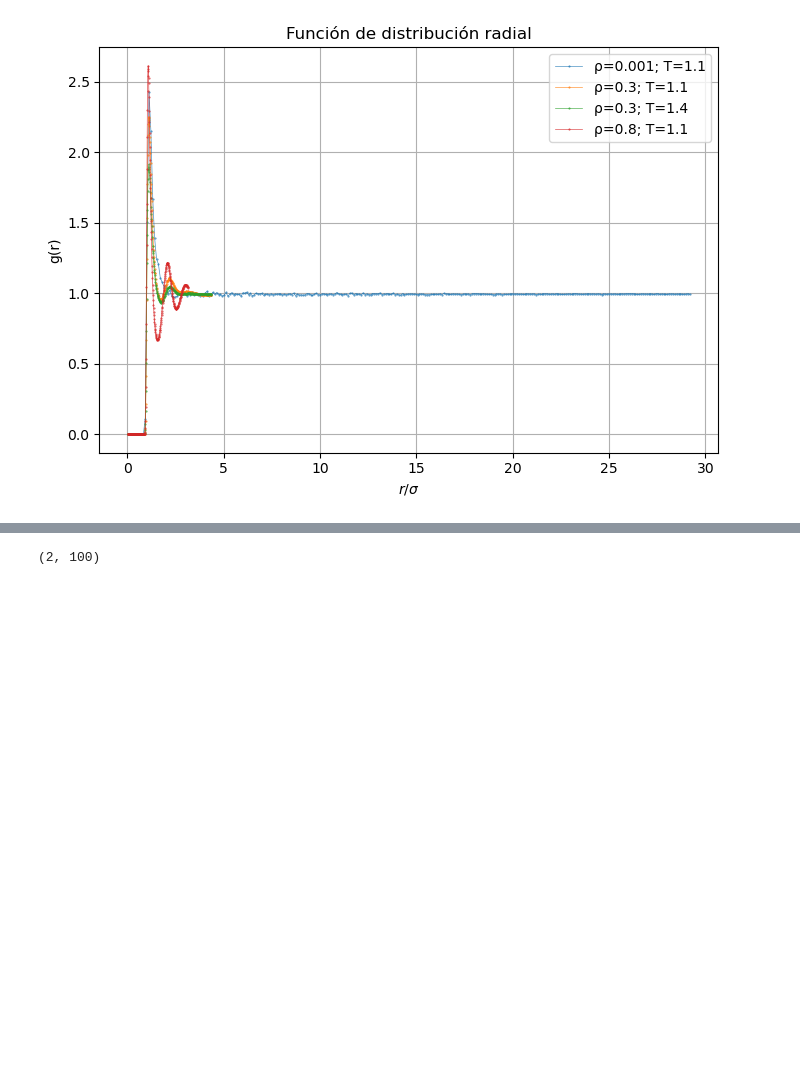
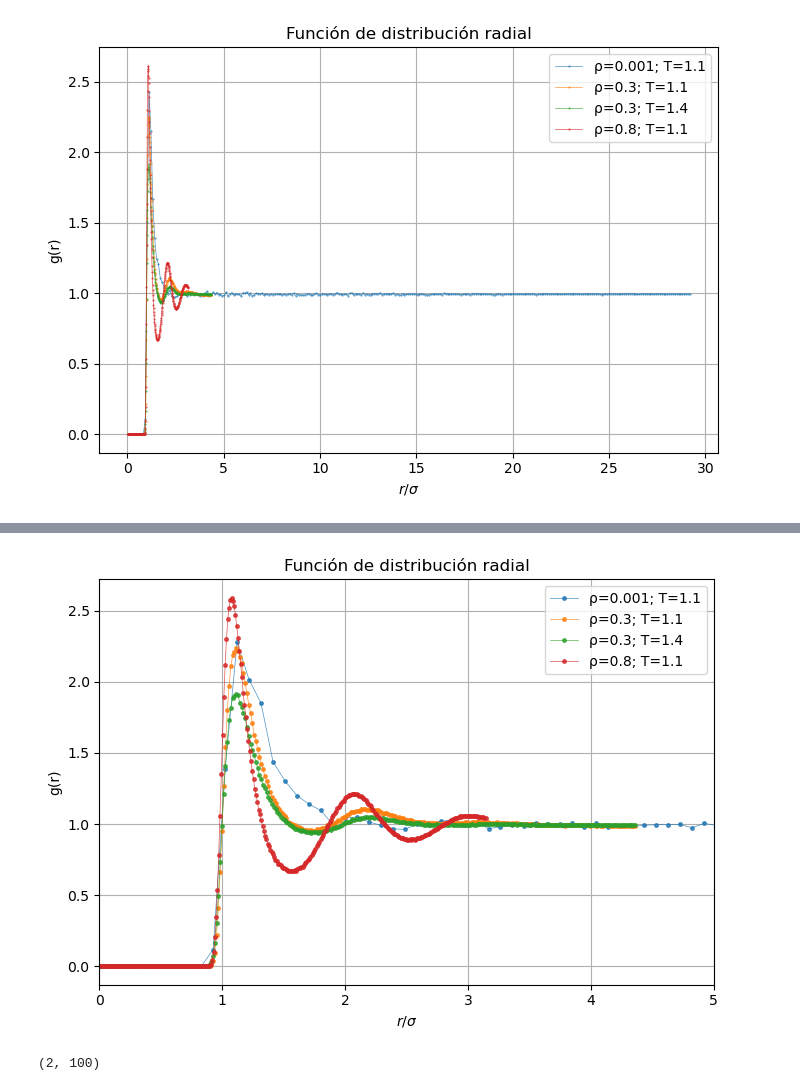
Before and after one commit to nowokaren/IntroSim2025, a Jupyter notebook: TP2-DM_simulaciones/plot.ipynb, the cells around one changed output, grey strips where cells are left out. Cells and saved outputs as stored; diff of their text form; code cells hidden in the pictures; blank space fills up the shorter version.

```diff
--- a/TP2-DM_simulaciones/plot.ipynb
+++ b/TP2-DM_simulaciones/plot.ipynb
@@ -410,8 +410,8 @@ for sim, rho, color in zip(sims_sorted, dens_sorted, colors):
         L = float(cfg["L"])
         sigma = float(cfg.get("sigma", 1.0))
         if "gr.txt" not in os.listdir(sim_path):
-
-            vtf_to_xyz(f"{sim_path}/traj.vtf", f"{sim_path}/traj.xyz")
+            if "traj.xyz" not in os.listdir(sim_path):
+                vtf_to_xyz(f"{sim_path}/traj.vtf", f"{sim_path}/traj.xyz")
 
             u = mda.Universe(f"{sim_path}/traj.xyz")
             u.dimensions = np.array([L, L, L, 90, 90, 90])
@@ -483,7 +483,7 @@ for sim, rho, temp, color in zip(sims_sorted, dens_sorted, temperatures, colors)
         L = float(cfg["L"])
         sigma = float(cfg.get("sigma", 1.0))
         if "gr.txt" not in os.listdir(sim_path):
-            if not f"{sim_path}/traj.xyz" in os.listdir(sim_path):
+            if not "traj.xyz" in os.listdir(sim_path):
                 vtf_to_xyz(f"{sim_path}/traj.vtf", f"{sim_path}/traj.xyz")
 
             u = mda.Universe(f"{sim_path}/traj.xyz")
@@ -516,3 +516,73 @@ plt.savefig("gr_all_COMPLETE.png", dpi=300)
 plt.show()
 # %% [output]
 [figure]
+# %%
+
+import os
+import numpy as np
+import matplotlib.pyplot as plt
+import MDAnalysis as mda
+from MDAnalysis.analysis import rdf
+from matplotlib import colormaps
+
+
+
+sims = [i for i in os.listdir("simulaciones") if i.startswith("N200_")]
+sims_path=[]
+temperatures = []
+densidades = []
+for sim in sims:
+    if "config.txt" in os.listdir(f"simulaciones/{sim}"):
+        cfg = read_config(f"simulaciones/{sim}/config.txt")
+        densidades.append(float(cfg["rho"]))
+        temperatures.append(cfg["T_target"])
+        sims_path.append(f"simulaciones/{sim}")
+
+
+sims_sorted = [s for _, s in sorted(zip(densidades, sims_path))]
+dens_sorted = sorted(densidades)
+
+plt.figure(figsize=(7, 5))
+for sim, rho, temp, color in zip(sims_sorted, dens_sorted, temperatures, colors):
+    #sim_path = f"simulaciones/{sim}"
+    if "config.txt" in os.listdir(sim):
+
+        cfg = read_config(f"{sim}/config.txt")
+        print(f"{temp}    {rho}")
+        if (cfg["T_target"], round(rho,3)) in [(1.1,0.3),(1.4,0.3), (1.1,0.8), (1.1,0.001)]:
+            L = float(cfg["L"])
+            sigma = float(cfg.get("sigma", 1.0))
+            if "gr.txt" not in os.listdir(sim):
+                if not "traj.xyz" in os.listdir(sim):
+                    vtf_to_xyz(f"{sim}/traj.vtf", f"{sim}/traj.xyz")
+
+                u = mda.Universe(f"{sim}/traj.xyz")
+                u.dimensions = np.array([L, L, L, 90, 90, 90])
+
+                sel = u.select_atoms("all")
+                rdf_obj = rdf.InterRDF(sel, sel, nbins=300, range=(1e-4, L/2))
+                rdf_obj.run()
+
+                np.savetxt(f"{sim}/gr.txt",
+                        np.column_stack((rdf_obj.results.bins / sigma, rdf_obj.rdf)),
+                        header="r/sigma   g(r)", fmt="%.6f")
+                r = rdf_obj.bins / sigma
+                g = rdf_obj.results.rdf
+            else:
+                r, g = np.loadtxt(f"{sim}/gr.txt").T
+
+            plt.plot(r, g, ".-", lw=0.5, ms=5, alpha=0.8, label=f"ρ={round(rho,3)}; T={cfg["T_target"]}") #color=color)
+
+
+plt.xlabel(r"$r / \sigma$")
+plt.ylabel("g(r)")
+plt.title("Función de distribución radial")
+plt.legend()
+plt.grid(True)
+plt.xlim(0, 5)
+#plt.ylim(0.8,1.2)
+plt.tight_layout()
+
+plt.savefig("gr_all_COMPLETE.png", dpi=300)
+plt.show()
+# %% [output]
@@ -519,3 +606,4 @@ plt.show()
+[figure, added]
 # %%
 r, g = np.loadtxt(f"simulaciones/{sims[2]}/gr.txt").T.shape
 # %% [output]
```
Also changed, not shown: parts of 1 cell of this notebook, 43 other files.
